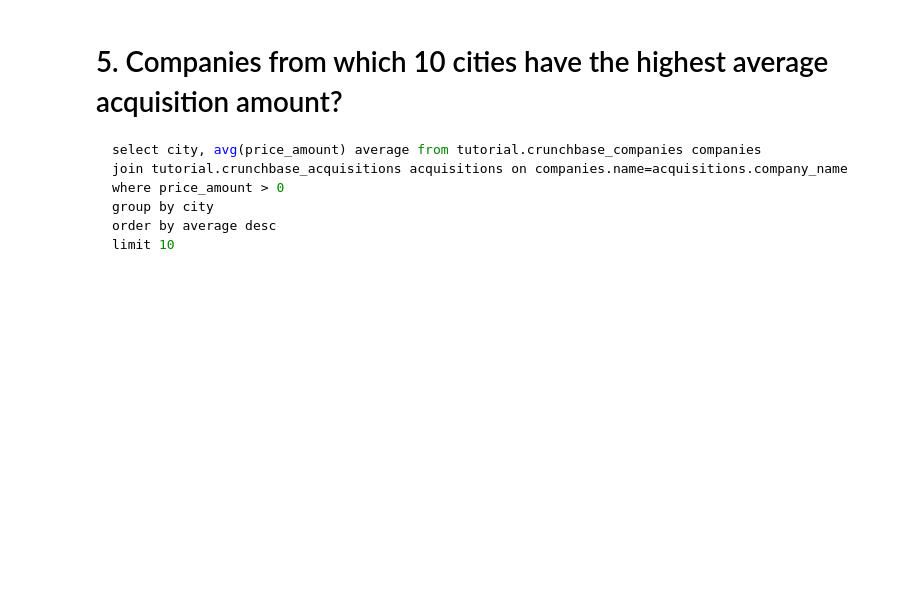
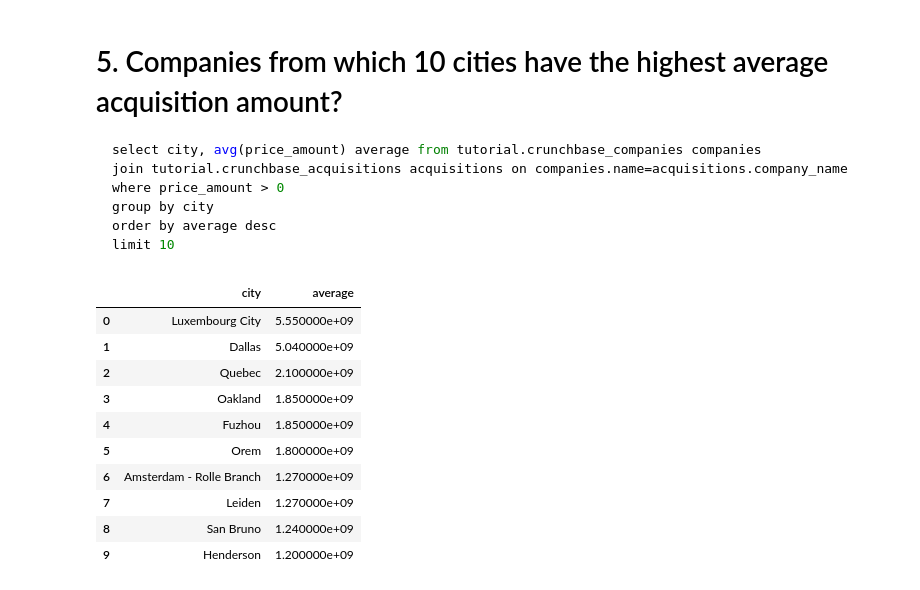
Before and after one commit to kaichimomose/DS-1-Data-Analysis, a Jupyter notebook: SQL_Database_Exploration_Questions_Solutions.ipynb, the cells around one changed output. Cells and saved outputs as stored; diff of their text form; code cells hidden in the pictures; blank space fills up the shorter version.

````diff
--- a/SQL_Database_Exploration_Questions_Solutions.ipynb
+++ b/SQL_Database_Exploration_Questions_Solutions.ipynb
@@ -118,3 +118,19 @@ group by city
 order by average desc
 limit 10
 ```
+# %%
+path = "datasets/untitled_report-query_1-ca27d6ed9d81-2018-01-30-14-29-26.csv"
+df = pd.read_csv(path)
+df
+# %% [output]
+|  | city | average |
+| 0 | Luxembourg City | 5.550000e+09 |
+| 1 | Dallas | 5.040000e+09 |
+| 2 | Quebec | 2.100000e+09 |
+| 3 | Oakland | 1.850000e+09 |
+| 4 | Fuzhou | 1.850000e+09 |
+| 5 | Orem | 1.800000e+09 |
+| 6 | Amsterdam - Rolle Branch | 1.270000e+09 |
+| 7 | Leiden | 1.270000e+09 |
+| 8 | San Bruno | 1.240000e+09 |
+| 9 | Henderson | 1.200000e+09 |
````
Also changed, not shown: parts of 12 cells of this notebook, 46 other files.
